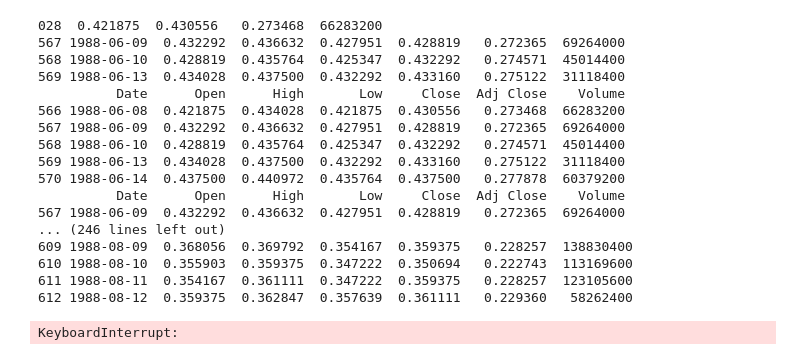
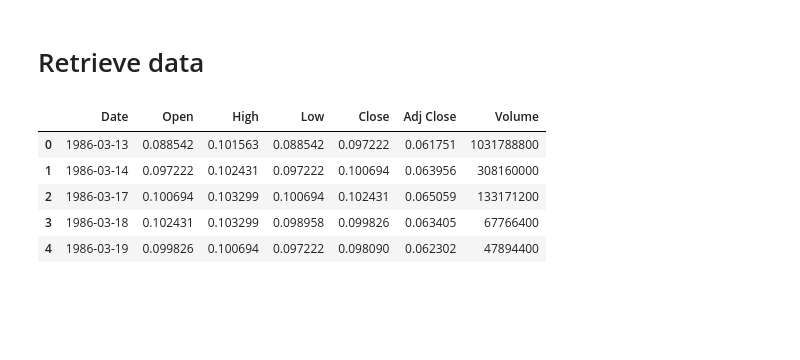
Before and after one commit to sethjuarez/tlaloc, a Jupyter notebook: notebooks/explore.ipynb, the cells around one changed output. Cells and saved outputs as stored; diff of their text form; code cells hidden in the pictures; blank space fills up the shorter version.

```diff
--- a/notebooks/explore.ipynb
+++ b/notebooks/explore.ipynb
@@ -7,3 +10,5 @@ from datetime import datetime
+# %% [markdown]
+# Retrieve data
 # %%
 def get_ticker_data(stock: str, start: datetime = None, end: datetime = None):
     beg = datetime(1970, 1, 1)
@@ -20,30 +25,11 @@ def get_ticker_data(stock: str, start: datetime = None, end: datetime = None):
 # %%
 msft = get_ticker_data('MSFT')
 msft['Date'] = msft['Date'].apply(pd.to_datetime)
-#msft_series = msft[['Date', 'Close']]
-items = msft.rolling(5, min_periods=5)
-x = 0
-for i in items:
-    print(i)
-    x+=1
-    if x > 7:
-        break
+msft.head()
 # %% [output]
-028  0.421875  0.430556   0.273468  66283200
-567 1988-06-09  0.432292  0.436632  0.427951  0.428819   0.272365  69264000
-568 1988-06-10  0.428819  0.435764  0.425347  0.432292   0.274571  45014400
-569 1988-06-13  0.434028  0.437500  0.432292  0.433160   0.275122  31118400
-          Date      Open      High       Low     Close  Adj Close    Volume
-566 1988-06-08  0.421875  0.434028  0.421875  0.430556   0.273468  66283200
-567 1988-06-09  0.432292  0.436632  0.427951  0.428819   0.272365  69264000
-568 1988-06-10  0.428819  0.435764  0.425347  0.432292   0.274571  45014400
-569 1988-06-13  0.434028  0.437500  0.432292  0.433160   0.275122  31118400
-570 1988-06-14  0.437500  0.440972  0.435764  0.437500   0.277878  60379200
-          Date      Open      High       Low     Close  Adj Close    Volume
-567 1988-06-09  0.432292  0.436632  0.427951  0.428819   0.272365  69264000
-... (246 lines left out)
-609 1988-08-09  0.368056  0.369792  0.354167  0.359375   0.228257  138830400
-610 1988-08-10  0.355903  0.359375  0.347222  0.350694   0.222743  113169600
-611 1988-08-11  0.354167  0.361111  0.347222  0.359375   0.228257  123105600
-612 1988-08-12  0.359375  0.362847  0.357639  0.361111   0.229360   58262400
-KeyboardInterrupt:
+|  | Date | Open | High | Low | Close | Adj Close | Volume |
+| 0 | 1986-03-13 | 0.088542 | 0.101563 | 0.088542 | 0.097222 | 0.061751 | 1031788800 |
+| 1 | 1986-03-14 | 0.097222 | 0.102431 | 0.097222 | 0.100694 | 0.063956 | 308160000 |
+| 2 | 1986-03-17 | 0.100694 | 0.103299 | 0.100694 | 0.102431 | 0.065059 | 133171200 |
+| 3 | 1986-03-18 | 0.102431 | 0.103299 | 0.098958 | 0.099826 | 0.063405 | 67766400 |
+| 4 | 1986-03-19 | 0.099826 | 0.100694 | 0.097222 | 0.098090 | 0.062302 | 47894400 |
```
Also changed, not shown: parts of 25 cells of this notebook, 15 other files.
